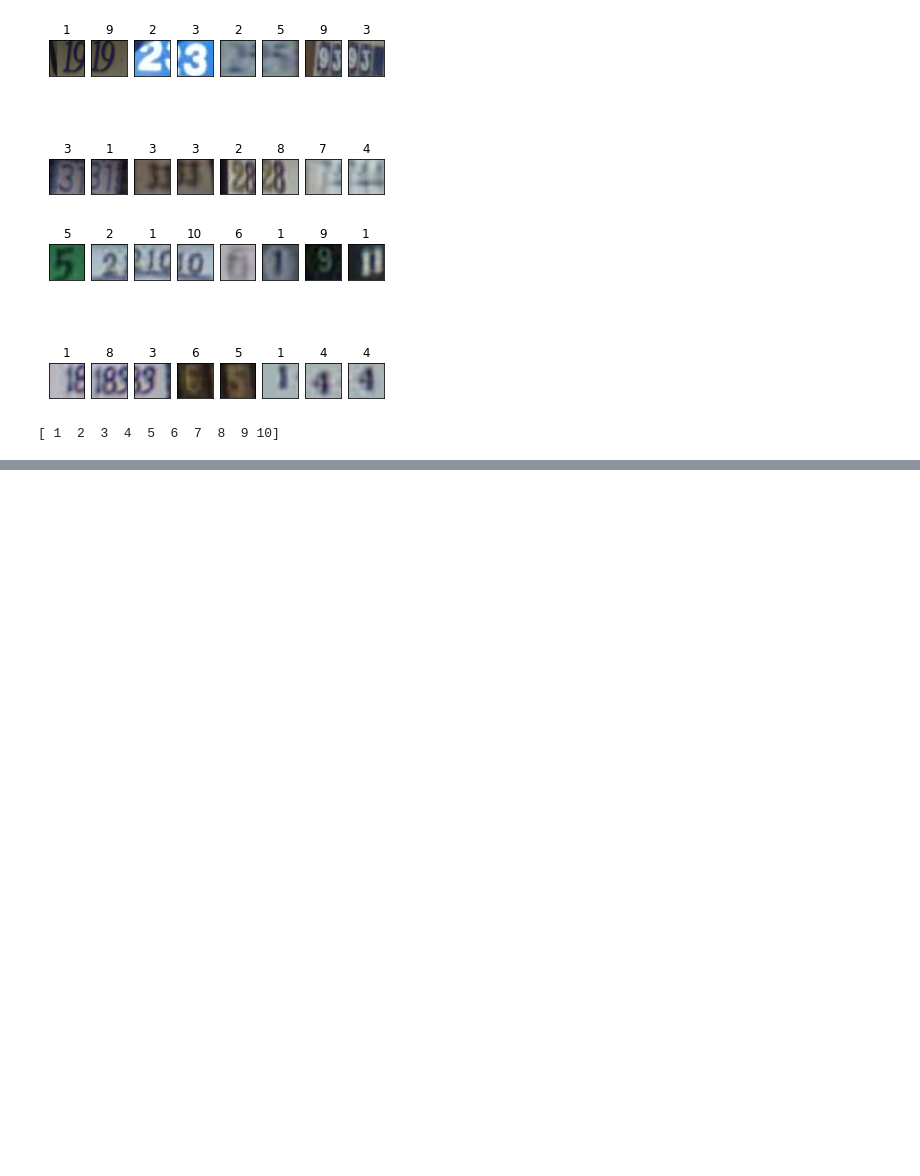
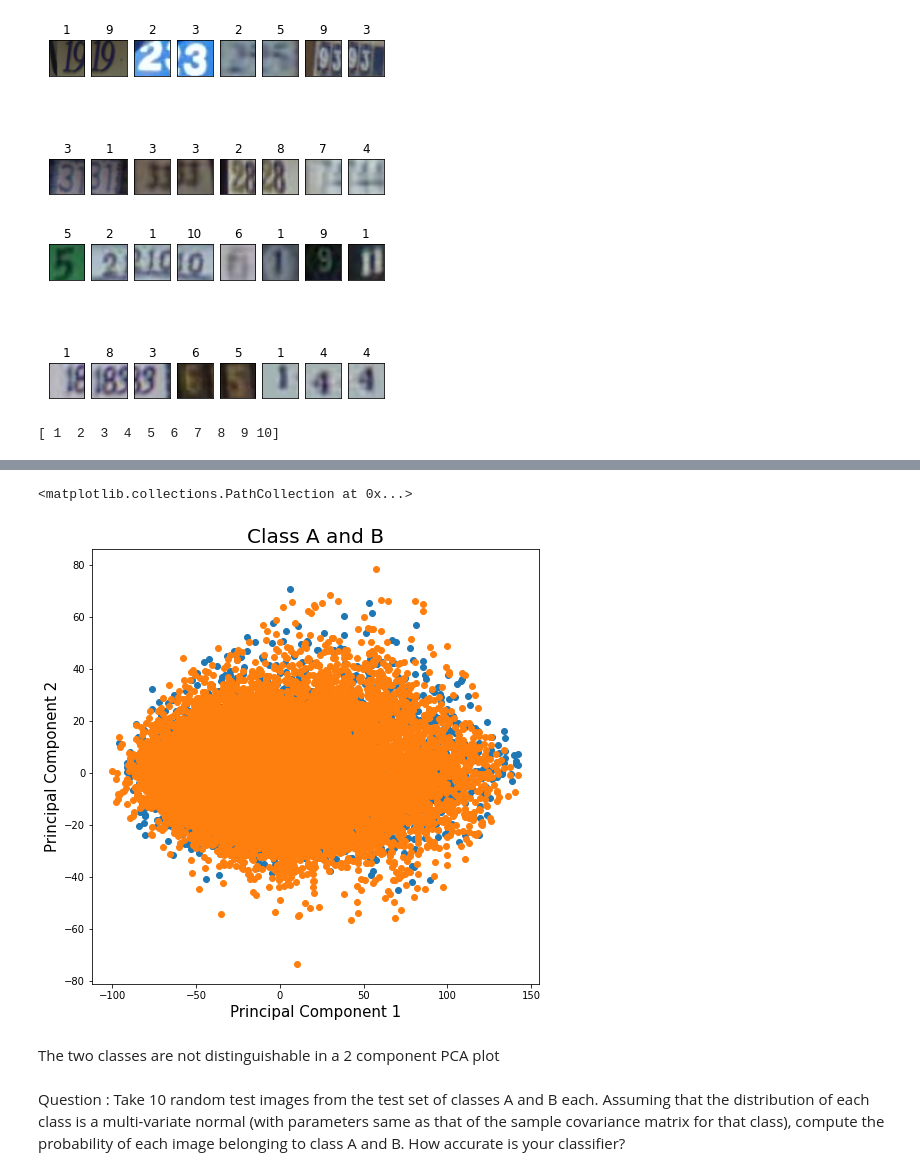
Before and after one commit to tatami-galaxy/DS-503, a Jupyter notebook: assignments/A1/DS503_Assignment1_Q1.ipynb, the cells around one changed output, grey strips where cells are left out. Drawn from its saved outputs; the diff is of its cells as text; code cells hidden in the pictures; blank space fills up the shorter version.

```diff
--- a/assignments/A1/DS503_Assignment1_Q1.ipynb
+++ b/assignments/A1/DS503_Assignment1_Q1.ipynb
@@ -77,0 +213,19 @@ print(np.unique(y_train))
+# %%
+# plotting together
+fig = plt.figure(figsize = (8,8))
+ax = fig.add_subplot(1,1,1)
+ax.set_xlabel('Principal Component 1', fontsize = 15)
+ax.set_ylabel('Principal Component 2', fontsize = 15)
+ax.set_title('Class A and B', fontsize = 20)
+ax.scatter(pcompsA[:, 0], pcompsA[:, 1])
+ax.scatter(pcompsB[:, 0], pcompsB[:, 1])
+# %% [output]
+<matplotlib.collections.PathCollection at 0x...>
+[figure, added]
+# %% [markdown]
+The two classes are not distinguishable in a 2 component PCA plot
+# %% [markdown]
+Question : Take  10  random  test  images  from  the  test  set  of  classes  A  and  B  each.  Assuming  that  the
+distribution of each class is a multi-variate normal (with parameters same as that of the sample covariance
+matrix for that class), compute the probability of each image belonging to class A and B. How accurate is
+your classifier?
```
Also changed, not shown: parts of 27 cells of this notebook, 2 other files.
